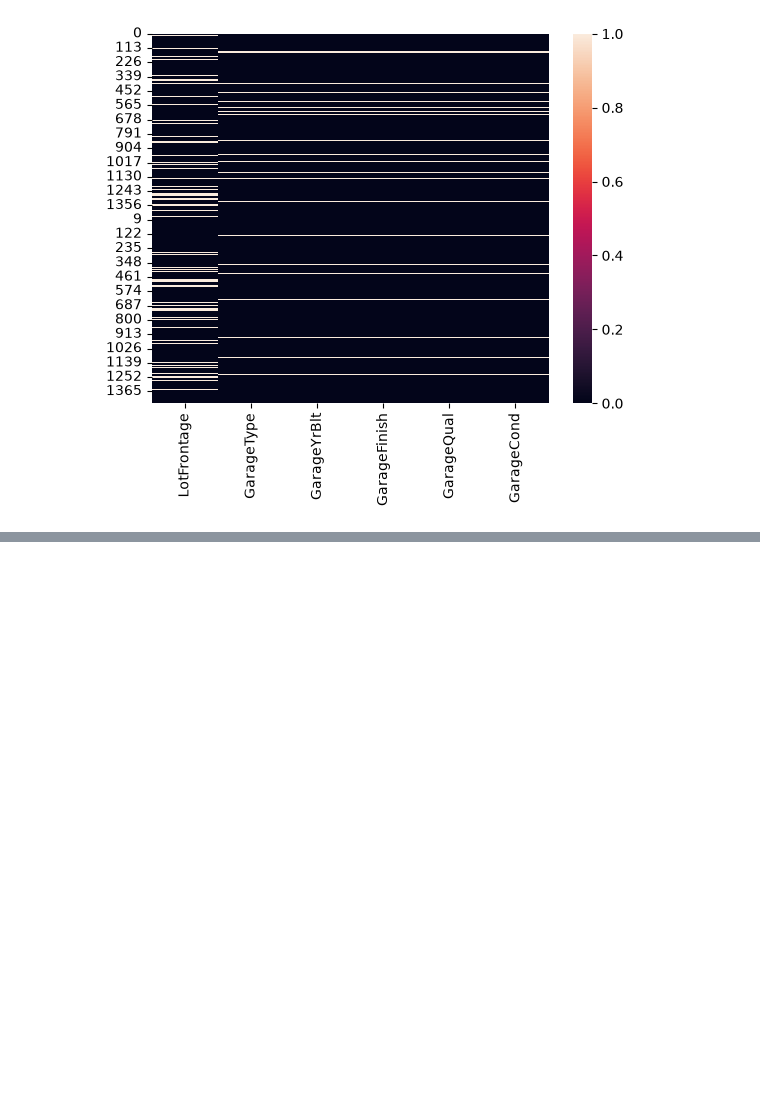
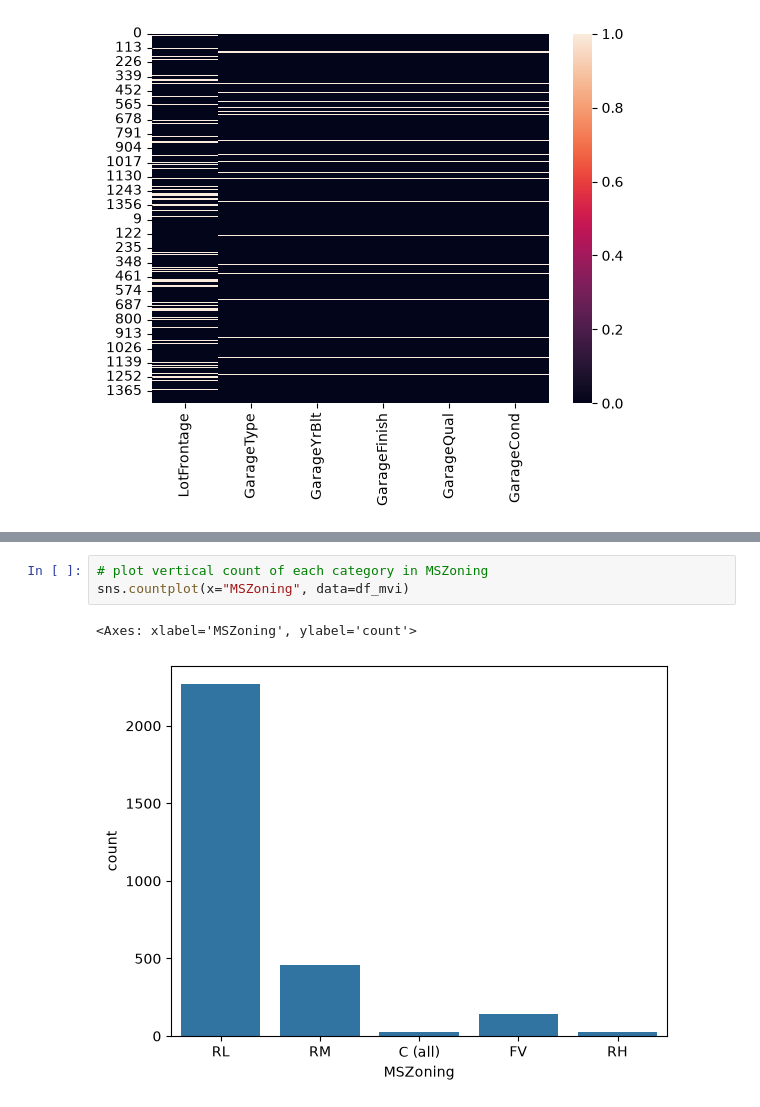
Before and after one commit to saroshkhan111/house_prediction_price, a Jupyter notebook: house_price_prediction_1.ipynb, the cells around one changed output, grey strips where cells are left out. Saved outputs shown, nothing was run; the diff lists cells and outputs as text; blank space fills up the shorter version.

```diff
--- a/house_price_prediction_1.ipynb
+++ b/house_price_prediction_1.ipynb
@@ -555,0 +699,6 @@ sns.heatmap(df[miss_value_5_20_perc.keys()].isnull())
+# %%
+# plot vertical count of each category in MSZoning
+sns.countplot(x="MSZoning", data=df_mvi)
+# %% [output]
+<Axes: xlabel='MSZoning', ylabel='count'>
+[figure, added]
```
Also changed, not shown: parts of 22 cells of this notebook.
